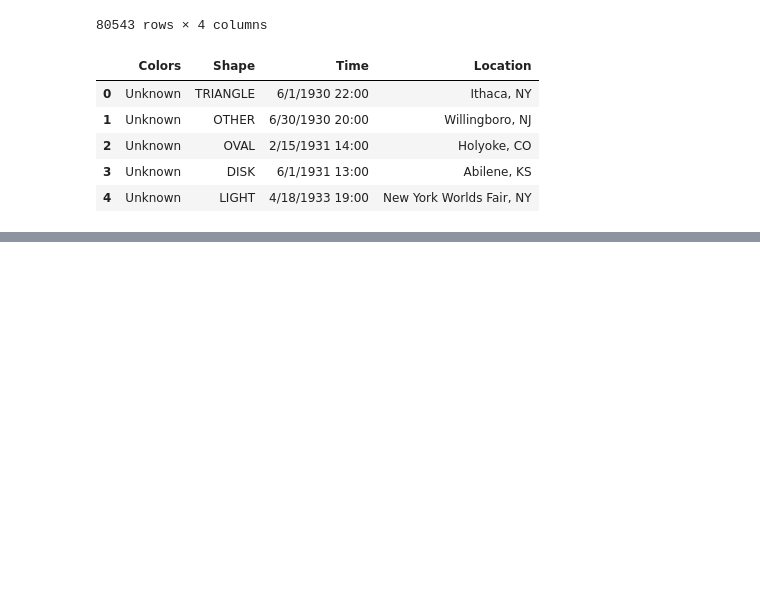
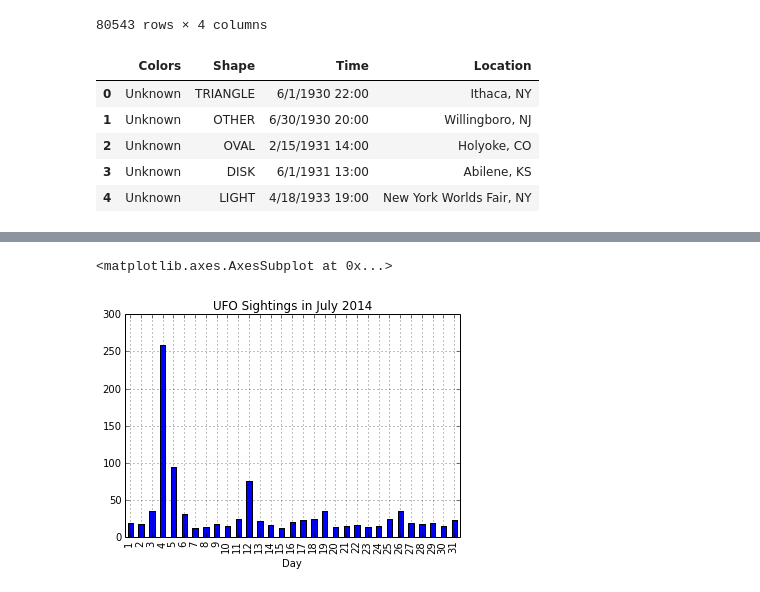
Before and after one commit to sinanuozdemir/sfdat22, a Jupyter notebook: notebooks/02_pandas.ipynb, the cells around one changed output, grey strips where cells are left out. Drawn from its saved outputs; the diff is of its cells as text; code cells hidden in the pictures; blank space fills up the shorter version.

```diff
--- a/notebooks/02_pandas.ipynb
+++ b/notebooks/02_pandas.ipynb
@@ -798,0 +946,15 @@ ufo.fillna(value = 'Unknown', inplace = True)   # Permanent
+# %%
+# Plot the sightings in in July
+ufo[(ufo.Year==2014) & (ufo.Month == 7)].groupby('Day').City.count().plot(  kind='bar',
+                                                        color='b',
+                                                        title='UFO Sightings in July 2014')
+
+
+# -----Analysis-----
+# Aliens are love the 4th of July. The White House is still standing. Therefore
+# it follows that Aliens are just here for the party.
+
+# Well maybe it's just 2014?
+# %% [output]
+<matplotlib.axes.AxesSubplot at 0x...>
+[figure, added]
```
Also changed, not shown: parts of 30 cells of this notebook, 2 other files.
